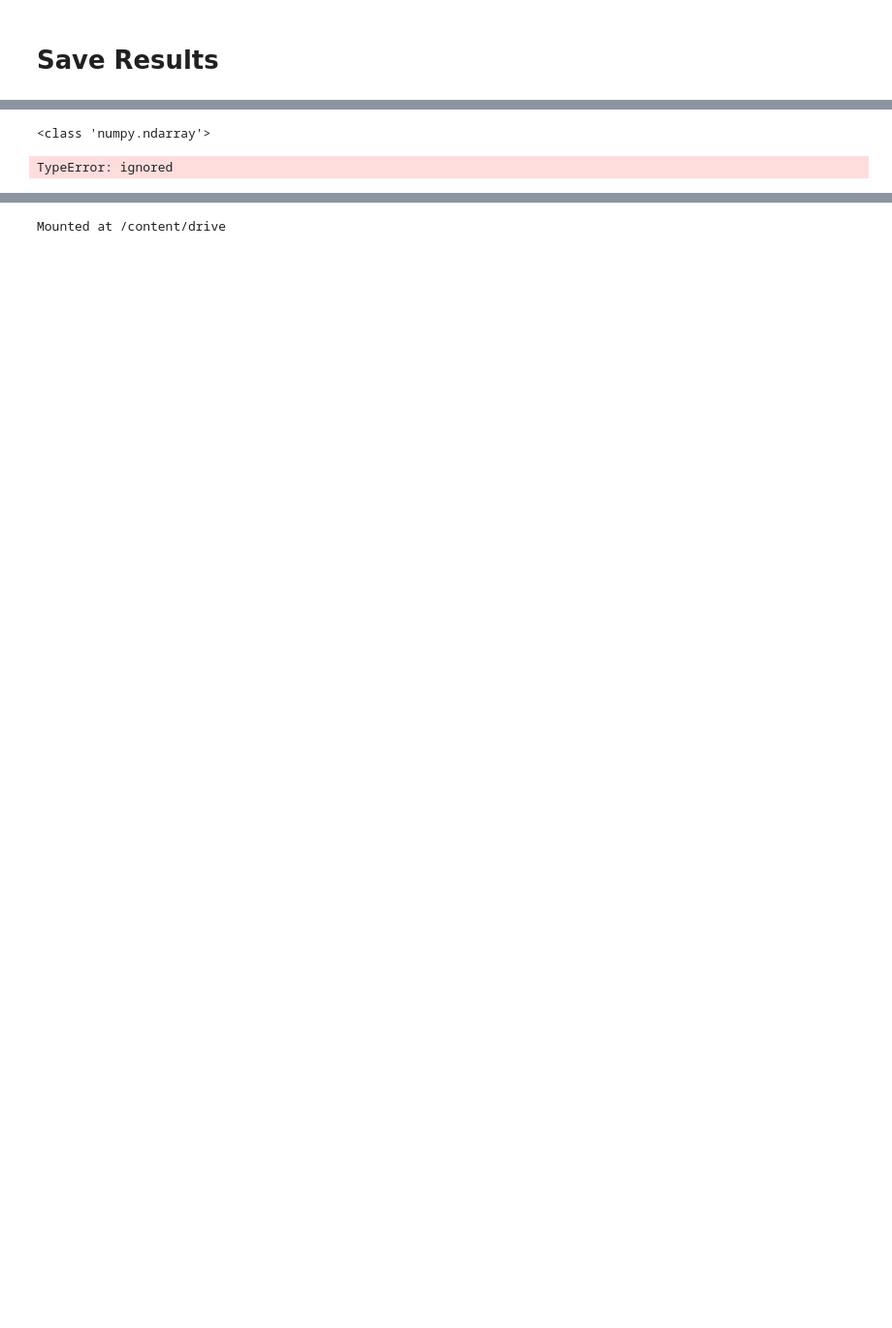
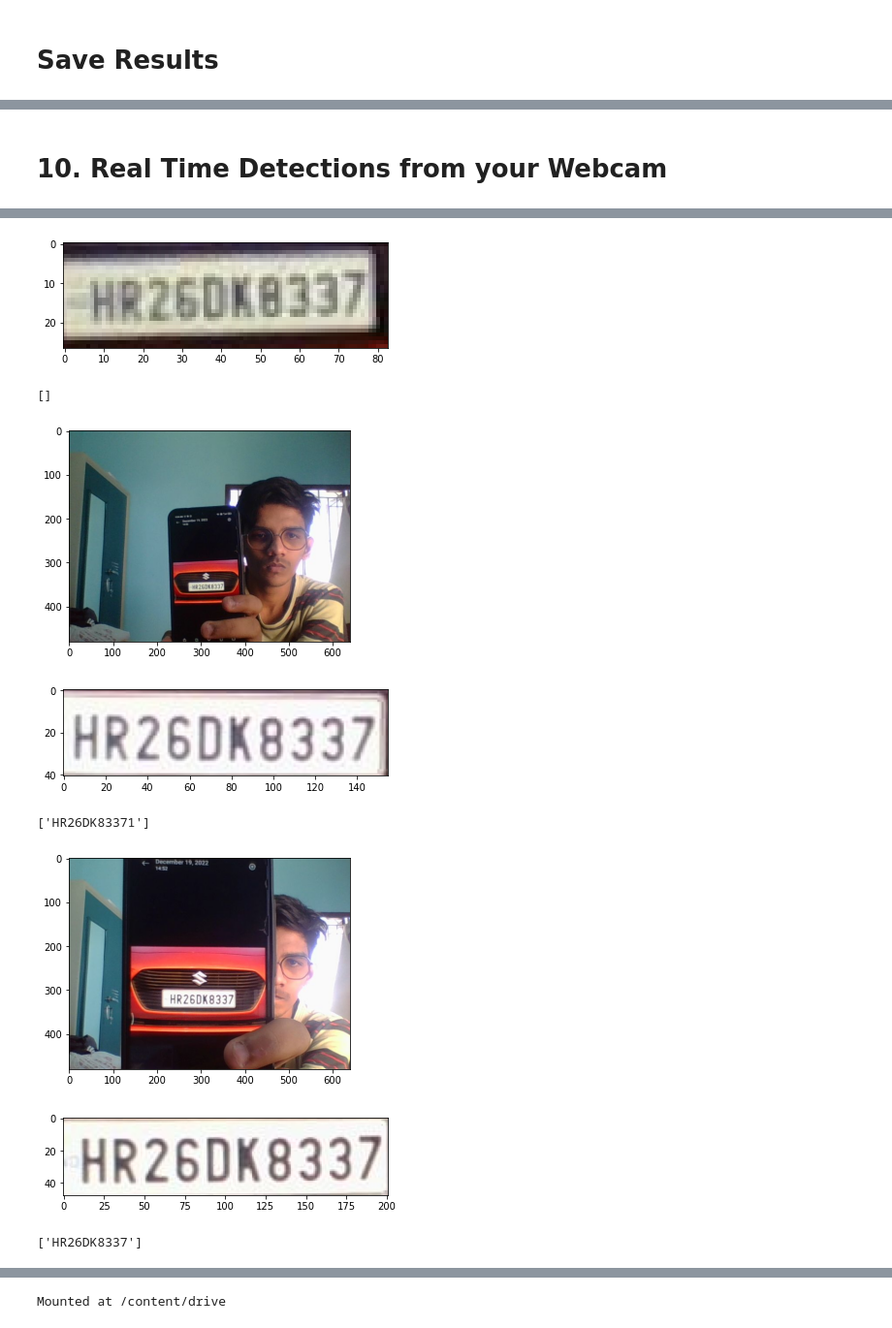
Before and after one commit to itsmanibharathi/Gate-Pass-Logs, a Jupyter notebook: ANPR.ipynb, the cells around one changed output, grey strips where cells are left out. Shown at 97% size. Cells and saved outputs as stored; diff of their text form; code cells hidden in the pictures; blank space fills up the shorter version.

```diff
--- a/ANPR.ipynb
+++ b/ANPR.ipynb
@@ -540,3 +466,5 @@ save_results(text, region, 'detection_results.csv', 'Detection_Images')
+# %% [markdown]
+# 10. Real Time Detections from your Webcam
 # %%
 # import dependencies
 from IPython.display import display, Javascript, Image
@@ -719,81 +647,56 @@ def bbox_to_bytes(bbox_array):
 from google.colab.patches import cv2_imshow
 # start streaming video from webcam
 video_stream()
 from PIL import Image
 import matplotlib.pyplot as plt
 # label for video
 label_html = 'Capturing...'
 # initialze bounding box to empty
 bbox = ''
 count = 0
 while True:
     js_reply = video_frame(label_html, bbox)
     if not js_reply:
         break
     # convert JS response to OpenCV Image
     img = js_to_image(js_reply["img"])
     # dection
     input_tensor = tf.convert_to_tensor(np.expand_dims(img, 0), dtype=tf.float32)
     detections = detect_fn(input_tensor)
 
     num_detections = int(detections.pop('num_detections'))
     detections = {key: value[0, :num_detections].numpy()
                   for key, value in detections.items()}
     detections['num_detections'] = num_detections
 
     # detection_classes should be ints.
     detections['detection_classes'] = detections['detection_classes'].astype(np.int64)
-    bbox_array = img.copy()
-    dect=detections['detection_boxes'][0]
-    print(type(dect))
-    for (x,y,w,h) in dect:
-      bbox_array = cv2.rectangle(bbox_array,(x,y),(x+w,y+h),(255,0,0),2)
+    image_np_with_detections = img.copy()
 
-    bbox_array[:,:,3] = (bbox_array.max(axis = 2) > 0 ).astype(int) * 255
-    # convert overlay of bbox into bytes
-    bbox_bytes = bbox_to_bytes(bbox_array)
-    # update bbox so next frame gets new overlay
-    bbox = bbox_bytes
-
-
-    # print(detections['detection_boxes'],'  ',detections['detection_classes']+label_id_offset ,' -> ' ,detections['detection_scores'] ,'  ',category_index)
-
-    # label_id_offset = 1
-    # print(type(detections['detection_boxes']))
-    # image_np_with_detections = cv2.rectangle(image_np_with_detections, detections['detection_boxes'],(detections['detection_classes']+detections['detection_scores']),detections['detection_scores'],category_index)
-    # print(detections['detection_boxes'],(detections['detection_classes']+detections['detection_scores']),detections['detection_scores'],category_index)
-    # bbox=image_np_with_detections
-    # print(detections['detection_scores'])
-
-
-
-
-    # viz_utils.visualize_boxes_and_labels_on_image_array(
-    #             image_np_with_detections,
-    #             detections['detection_boxes'],
-    #             detections['detection_classes']+label_id_offset,
-    #             detections['detection_scores'],
-    #             category_index,
-    #             use_normalized_coordinates=True,
-    #             max_boxes_to_draw=5,
-    #             min_score_thresh=.8,
-    #             agnostic_mode=0.1)
-    # plt.figure(figsize=(800,600), dpi=200)
-    # plt.axis("off")
-    # plt.imshow(image_np)
-    # %matplotlib inline
-    # plt.figure()
-    # plt.imshow(image_np_with_detections)
-    # print('Done')
-    # plt.show()
-
-    # cv2_imshow('object detection',  cv2.resize(image_np_with_detections, (800, 600)))
-
-    # if cv2.waitKey(10) & 0xFF == ord('q'):
-    #     cap.release()
-    #     cv2.destroyAllWindows()
-    #     break
+    viz_utils.visualize_boxes_and_labels_on_image_array(
+                image_np_with_detections,
+                detections['detection_boxes'],
+                detections['detection_classes']+label_id_offset,
+                detections['detection_scores'],
+                category_index,
+                use_normalized_coordinates=True,
+                max_boxes_to_draw=5,
+                min_score_thresh=.8,
+                agnostic_mode=0.1)
+    try:
+        text, region = ocr_it(image_np_with_detections, detections, detection_threshold, region_threshold)
+        save_results(text, region, 'realtimeresults.csv', 'Detection_Images')
+    except:
+        pass
+    plt.imshow(cv2.cvtColor(image_np_with_detections, cv2.COLOR_BGR2RGB))
+    plt.show()
 # %% [output]
 [interactive output not drawn]
+[figure, added]
-<class 'numpy.ndarray'>
+[]
+[figure, added]
+[figure, added]
-TypeError: ignored
+['HR26DK83371']
+[figure, added]
+[figure, added]
+['HR26DK8337']
```
Also changed, not shown: parts of 55 cells of this notebook.
